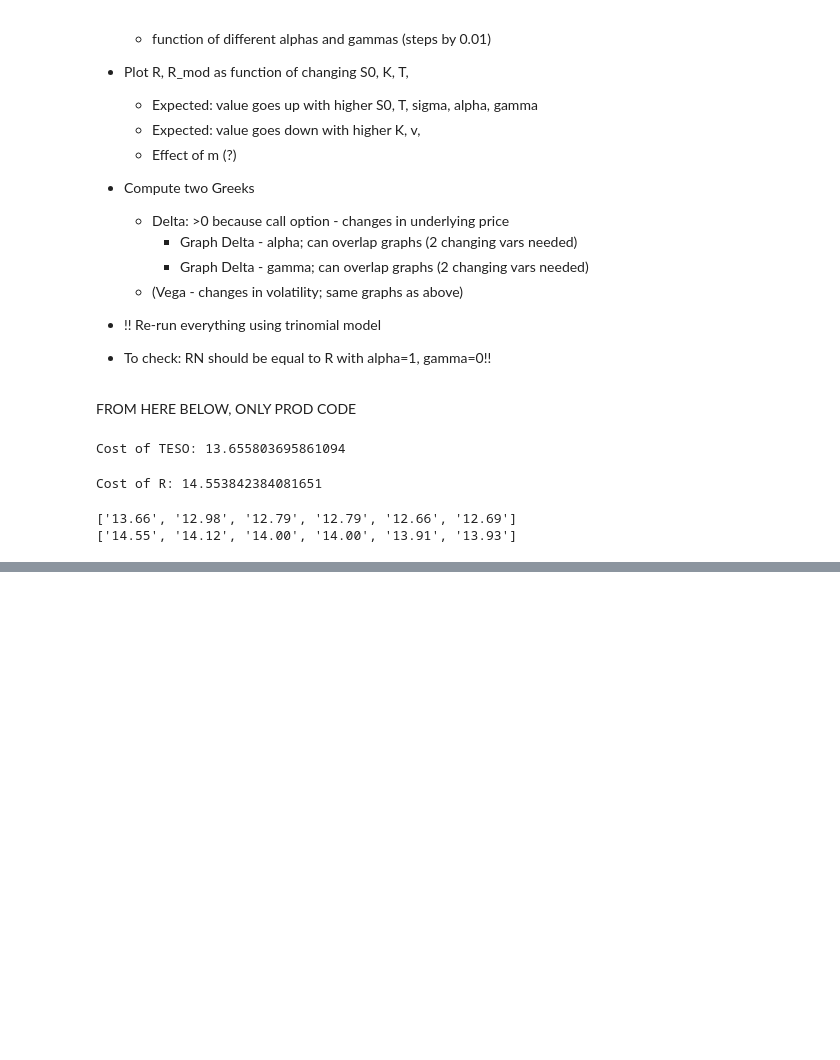
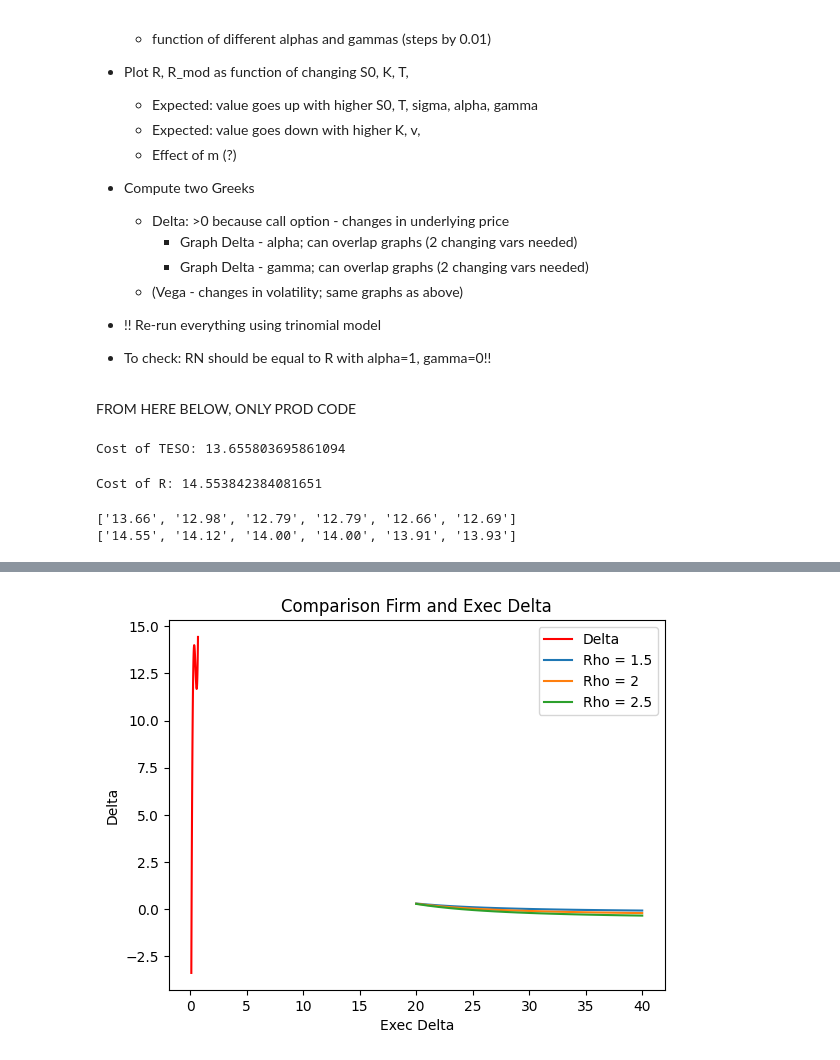
Before and after one commit to djdavor/thesis_MSc, a Jupyter notebook: code/valuation_ESOs.ipynb, the cells around one changed output, grey strips where cells are left out. Drawn from its saved outputs; the diff is of its cells as text; code cells hidden in the pictures; blank space fills up the shorter version.

```diff
--- a/code/valuation_ESOs.ipynb
+++ b/code/valuation_ESOs.ipynb
@@ -250,0 +428,15 @@ print(rs)
+# %%
+plt.plot(x_smooth, y_smooth, color='red', label='Delta')
+
+plt.plot(x, rn_delta_e_low, label='Rho = 1.5')
+plt.plot(x, rn_delta_e_med, label='Rho = 2')
+plt.plot(x, rn_delta_e_high, label='Rho = 2.5')
+
+
+plt.xlabel('Exec Delta')
+plt.ylabel('Delta')
+plt.title('Comparison Firm and Exec Delta')
+plt.legend()
+plt.show()
+# %% [output]
+[figure, added]
```
Also changed, not shown: parts of 23 cells of this notebook, 12 other files.
